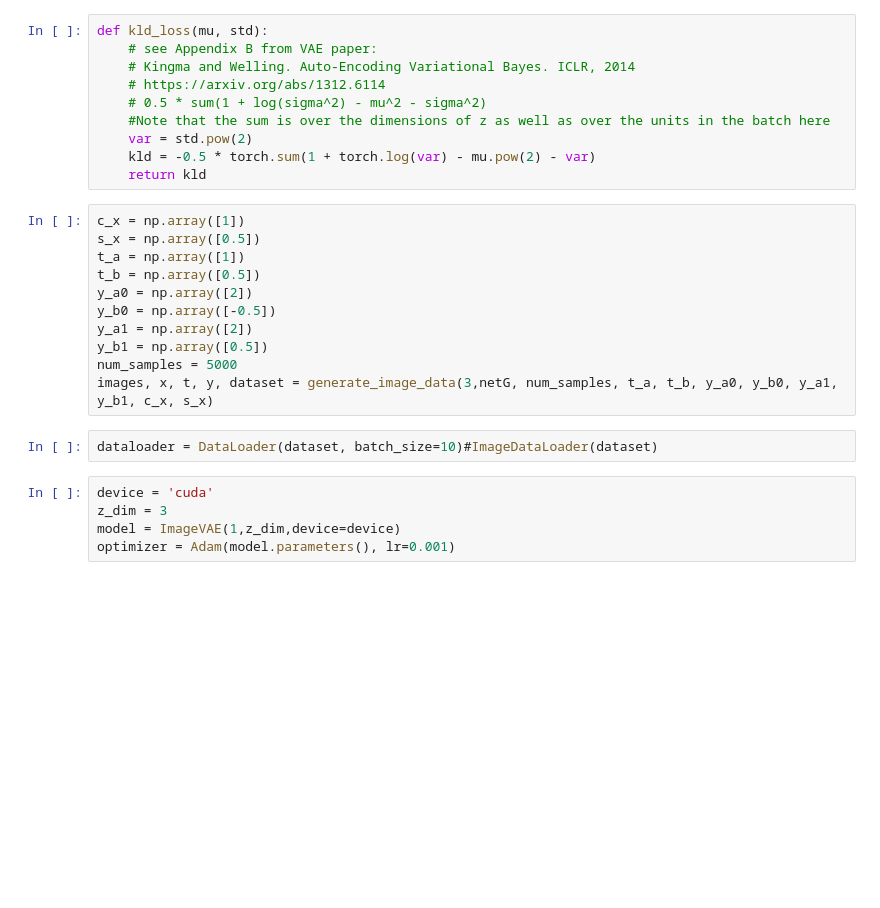
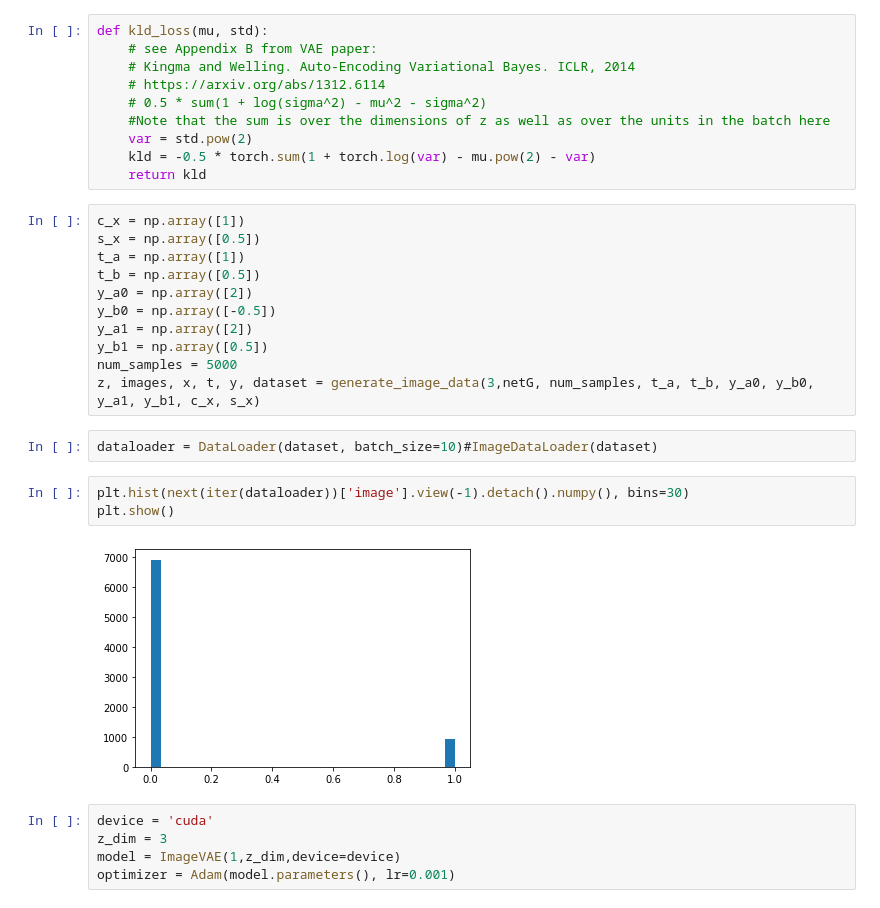
Before and after one commit to skwfz/cevae, a Jupyter notebook: ImageVAEtesting.ipynb, the cells around one changed output. Cells and saved outputs as stored; diff of their text form; blank space fills up the shorter version.

```diff
--- a/ImageVAEtesting.ipynb
+++ b/ImageVAEtesting.ipynb
@@ -184,9 +185,14 @@ y_b0 = np.array([-0.5])
 y_a1 = np.array([2])
 y_b1 = np.array([0.5])
 num_samples = 5000
-images, x, t, y, dataset = generate_image_data(3,netG, num_samples, t_a, t_b, y_a0, y_b0, y_a1, y_b1, c_x, s_x)
+z, images, x, t, y, dataset = generate_image_data(3,netG, num_samples, t_a, t_b, y_a0, y_b0, y_a1, y_b1, c_x, s_x)
 # %%
 dataloader = DataLoader(dataset, batch_size=10)#ImageDataLoader(dataset)
+# %%
+plt.hist(next(iter(dataloader))['image'].view(-1).detach().numpy(), bins=30)
+plt.show()
+# %% [output]
+[figure, added]
 # %%
 device = 'cuda'
 z_dim = 3
```
Also changed, not shown: parts of 3 cells of this notebook, 12 other files.
